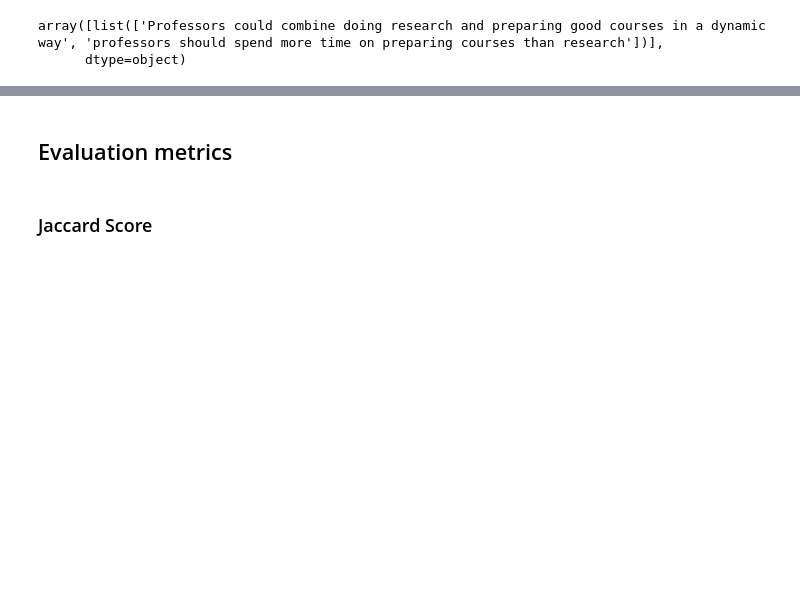
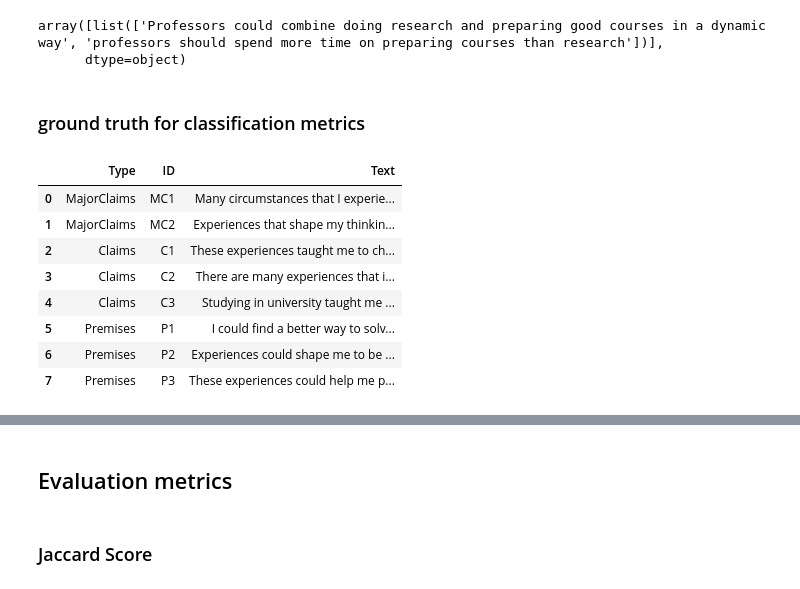
Before and after one commit to BF-DS/argument-mining, a Jupyter notebook: openai-test.ipynb, the cells around one changed output, grey strips where cells are left out. Saved outputs shown, nothing was run; the diff lists cells and outputs as text; code cells hidden in the pictures; blank space fills up the shorter version.

Commit message:
experiments with evaluation metrics

```diff
--- a/openai-test.ipynb
+++ b/openai-test.ipynb
@@ -691,3 +691,69 @@ y_true_mc
 # %% [output]
 array([list(['Professors could combine doing research and preparing good courses in a dynamic way', 'professors should spend more time on preparing courses than research'])],
       dtype=object)
+# %% [markdown]
+### ground truth for classification metrics
+# %%
+import pandas as pd
+
+def json_to_table(json_obj):
+    """
+    Transforms a JSON object containing argument components into a table.
+    Args:
+        json_obj (dict): The JSON object containing 'MajorClaims', 'Claims', and 'Premises'.
+    Returns:
+        pd.DataFrame: A DataFrame containing 'Type', 'ID', and 'Text' columns.
+    """
+    # Initialize an empty list to store rows
+    table_rows = []
+
+    # Iterate through each type of argument component
+    for component_type, components in json_obj.items():
+        # Skip 'ArgumentativeRelations' as it's not a text-based component
+        if component_type == "ArgumentativeRelations":
+            continue
+        for component_id, text in components.items():
+            # Append a row as (Type, ID, Text)
+            table_rows.append({"Type": component_type, "ID": component_id, "Text": text})
+
+    # Convert to a pandas DataFrame
+    df = pd.DataFrame(table_rows, columns=["Type", "ID", "Text"])
+    return df
+
+# Example JSON object
+json_obj = {
+    "MajorClaims": {
+        "MC1": "Many circumstances that I experienced change the way I think",
+        "MC2": "Experiences that shape my thinking teach me to be a better person"
+    },
+    "Claims": {
+        "C1": "These experiences taught me to change my life to be a better person",
+        "C2": "There are many experiences that improve my life in many ways",
+        "C3": "Studying in university taught me to be more prudent to solve problems",
+    },
+    "Premises": {
+        "P1": "I could find a better way to solve problems",
+        "P2": "Experiences could shape me to be more aware of my health",
+        "P3": "These experiences could help me plan for my future life",
+    },
+    "ArgumentativeRelations": [
+        {"Origin": "C1", "Relation": "For", "Target": "MC1"},
+        {"Origin": "P1", "Relation": "supports", "Target": "C1"},
+    ]
+}
+
+# Transform the JSON object into a table
+table = json_to_table(json_obj)
+
+# Display the table
+table
+# %% [output]
+|  | Type | ID | Text |
+| 0 | MajorClaims | MC1 | Many circumstances that I experie... |
+| 1 | MajorClaims | MC2 | Experiences that shape my thinkin... |
+| 2 | Claims | C1 | These experiences taught me to ch... |
+| 3 | Claims | C2 | There are many experiences that i... |
+| 4 | Claims | C3 | Studying in university taught me ... |
+| 5 | Premises | P1 | I could find a better way to solv... |
+| 6 | Premises | P2 | Experiences could shape me to be ... |
+| 7 | Premises | P3 | These experiences could help me p... |
```
Also changed, not shown: parts of 2 cells of this notebook, 1 other file.
